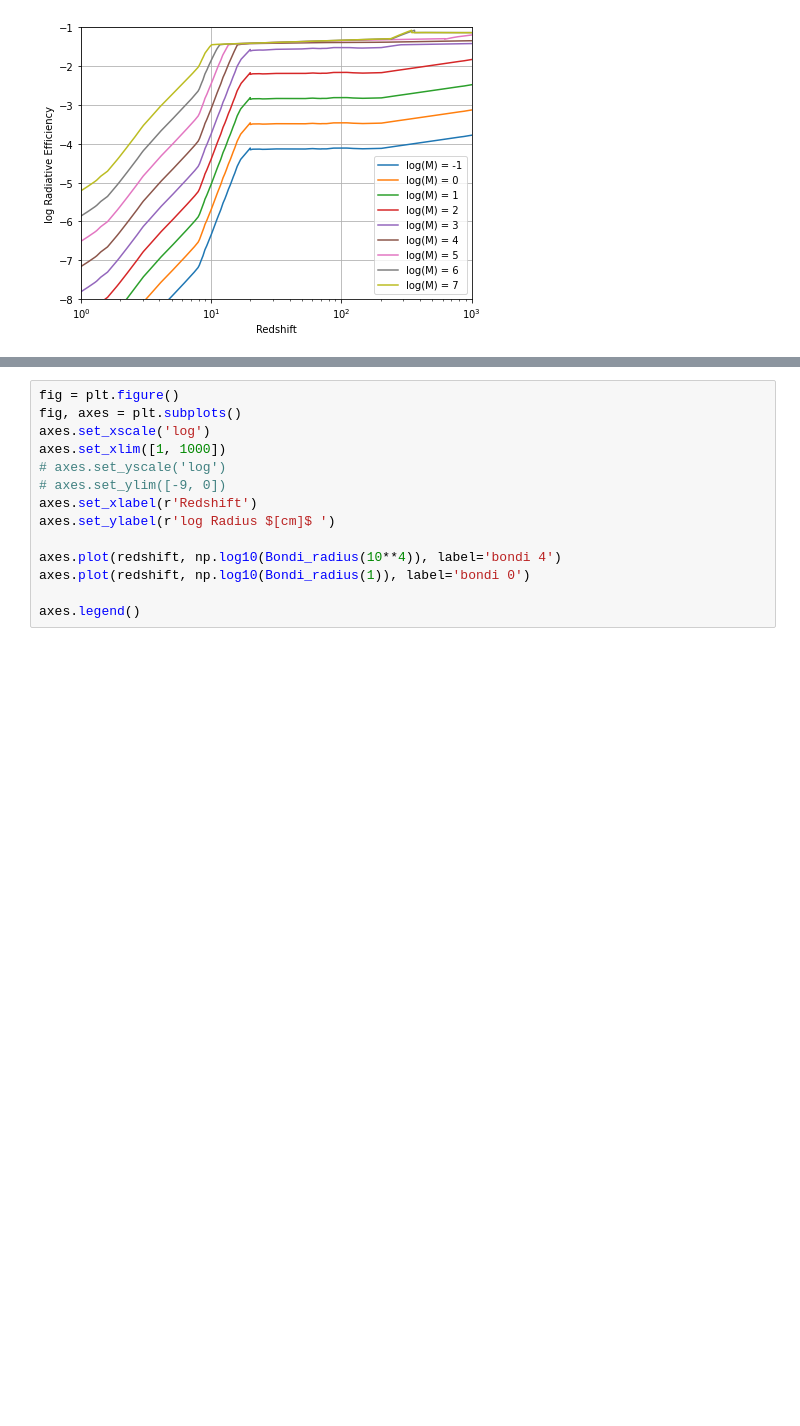
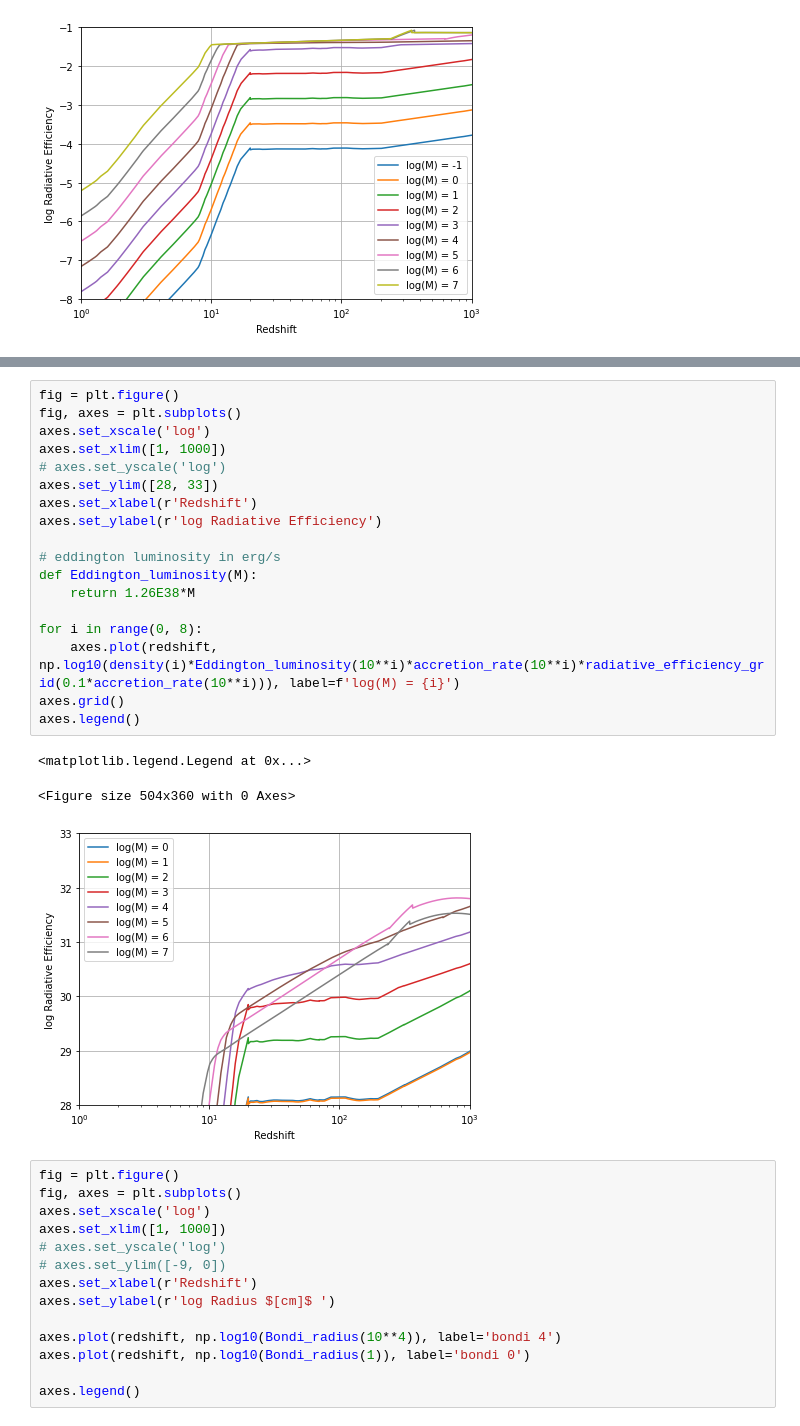
Before and after one commit to newspaperhinson/PBHAccretion, a Jupyter notebook: main.ipynb, the cells around one changed output, grey strips where cells are left out. Cells and saved outputs as stored; diff of their text form; blank space fills up the shorter version.

```diff
--- a/main.ipynb
+++ b/main.ipynb
@@ -219,3 +243,25 @@ axes.legend()
+# %%
+fig = plt.figure()
+fig, axes = plt.subplots()
+axes.set_xscale('log')
+axes.set_xlim([1, 1000])
+# axes.set_yscale('log')
+axes.set_ylim([28, 33])
+axes.set_xlabel(r'Redshift')
+axes.set_ylabel(r'log Radiative Efficiency')
+
+# eddington luminosity in erg/s
+def Eddington_luminosity(M):
+    return 1.26E38*M
+
+for i in range(0, 8):
+    axes.plot(redshift, np.log10(density(i)*Eddington_luminosity(10**i)*accretion_rate(10**i)*radiative_efficiency_grid(0.1*accretion_rate(10**i))), label=f'log(M) = {i}')
+axes.grid()
+axes.legend()
+# %% [output]
+<matplotlib.legend.Legend at 0x...>
+<Figure size 504x360 with 0 Axes>
+[figure, added]
 # %%
 fig = plt.figure()
 fig, axes = plt.subplots()
```
Also changed, not shown: parts of 2 cells of this notebook, 1 other file.
